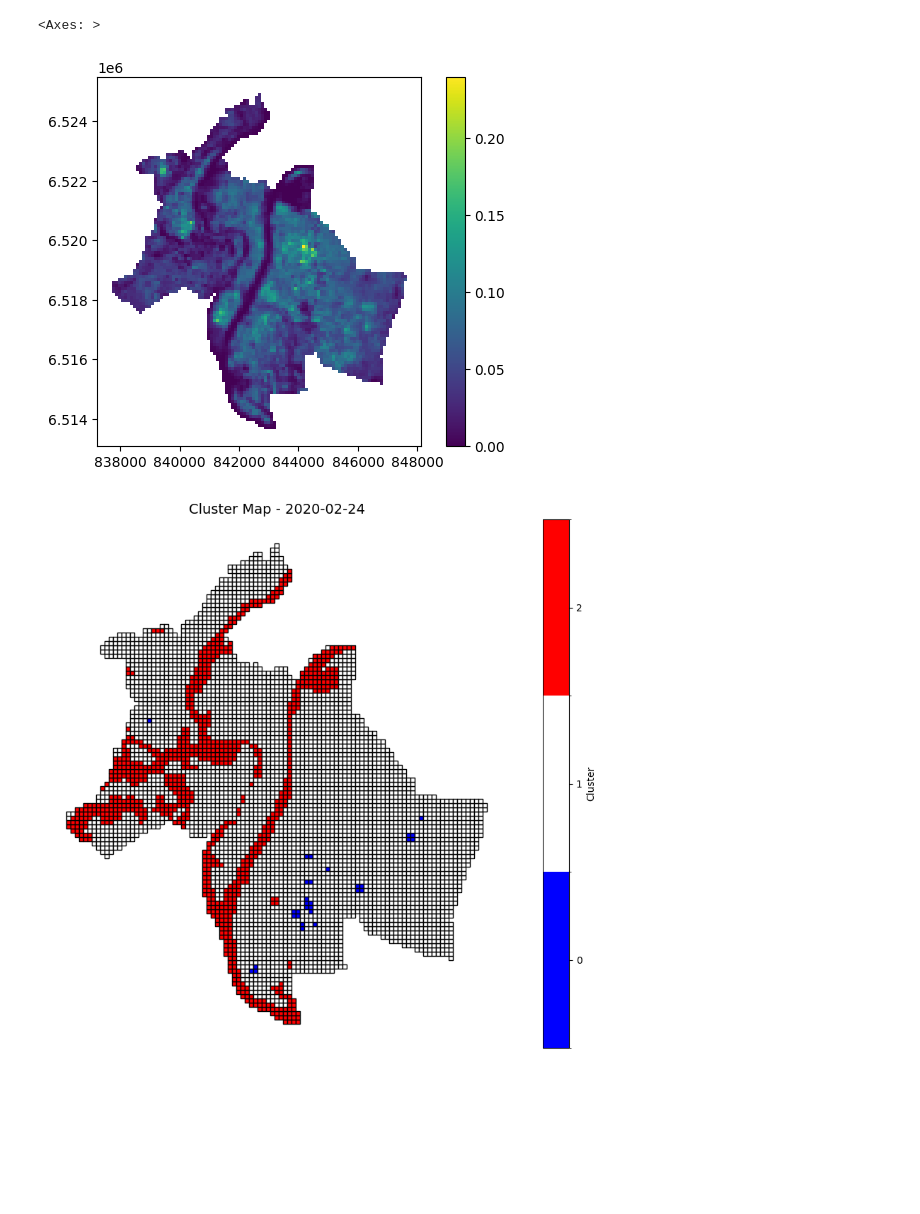
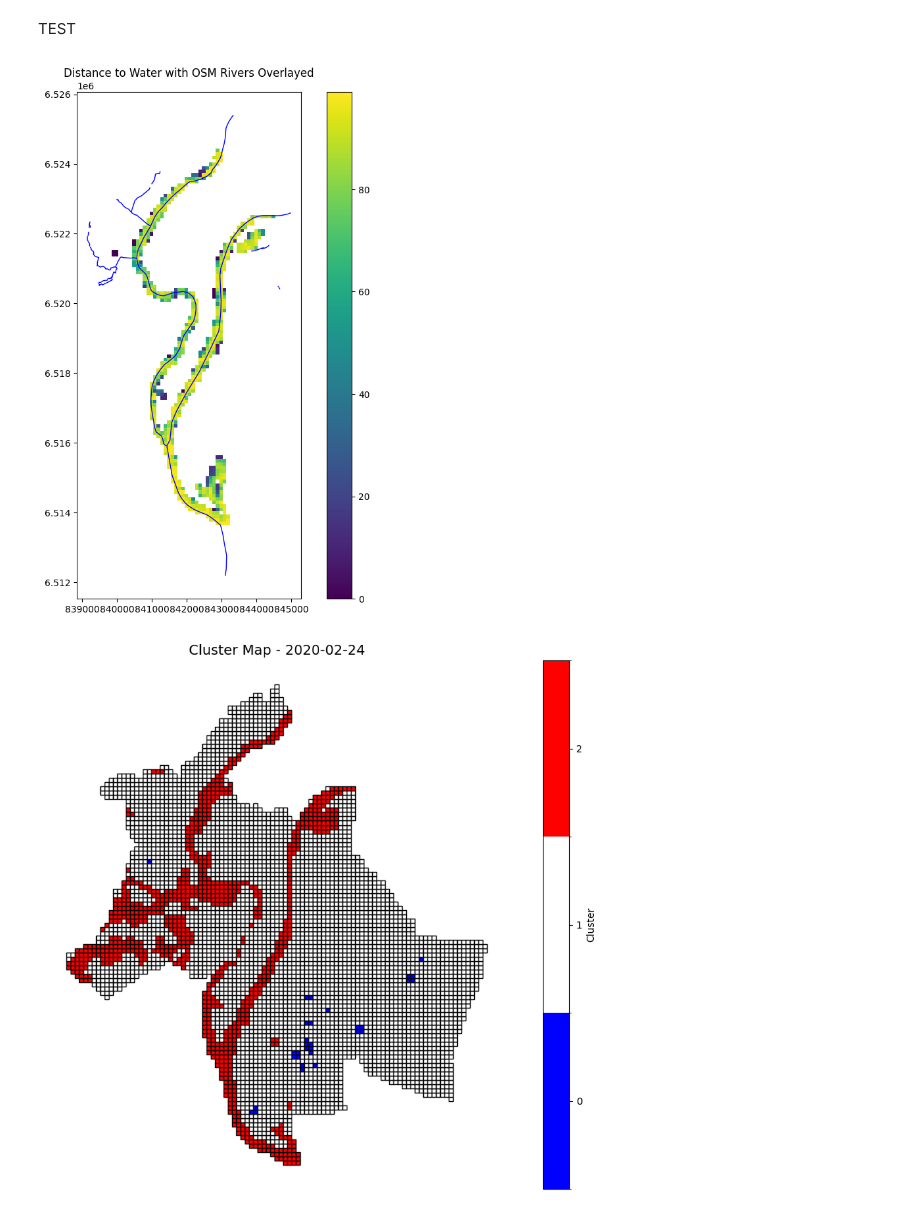
Before and after one commit to ThomasBaptiste/GreenerCities, a Jupyter notebook: testing_notebook2.ipynb, the cells around one changed output. Saved outputs shown, nothing was run; the diff lists cells and outputs as text; code cells hidden in the pictures; blank space fills up the shorter version.

```diff
--- a/testing_notebook2.ipynb
+++ b/testing_notebook2.ipynb
@@ -33,3 +13,0 @@ plt.scatter(gdf['date'], gdf['LST_anomaly'])
-# %%
-gdf["BuiltSurface"] = gdf["BuiltSurface"]/(100*100)
-gdf["BuildingVolume"] = gdf["BuildingVolume"]/(100*100*100)
@@ -41,8 +14,29 @@ gdf.plot("BuiltSurface", legend = True)
-# %%
-gdf.plot("BuildingVolume", legend = True)
-# %% [output]
-<Axes: >
-[figure, removed]
+# %% [markdown]
+TEST
+# %%
+import osmnx as ox
+import geopandas as gpd
+import matplotlib.pyplot as plt
+
+# 1. Define your place
+place_name = "Lyon, France"
+
+# 2. Get river data from OSM
+rivers = ox.features_from_place(place_name, tags={'waterway': True})
+
+# 3. Filter for rivers (optional: keep only LineStrings)
+rivers = rivers[rivers['waterway'].isin(['river', 'stream'])]
+rivers = rivers.to_crs(epsg=2154)
+# 4. Load your own grid (e.g., distance to water grid)
+
+# 5. Plot together
+fig, ax = plt.subplots(figsize=(10, 10))
+gdf.plot(column='WaterFraction', ax=ax, legend=True, cmap='viridis', alpha=0.8)
+rivers.plot(ax=ax, color='blue', linewidth=1)
+plt.title("Distance to Water with OSM Rivers Overlayed")
+plt.show()
+# %% [output]
+[figure, added]
 # %%
 from sklearn.cluster import KMeans
 import numpy as np
```
Also changed, not shown: parts of 5 cells of this notebook, 3 other files.
